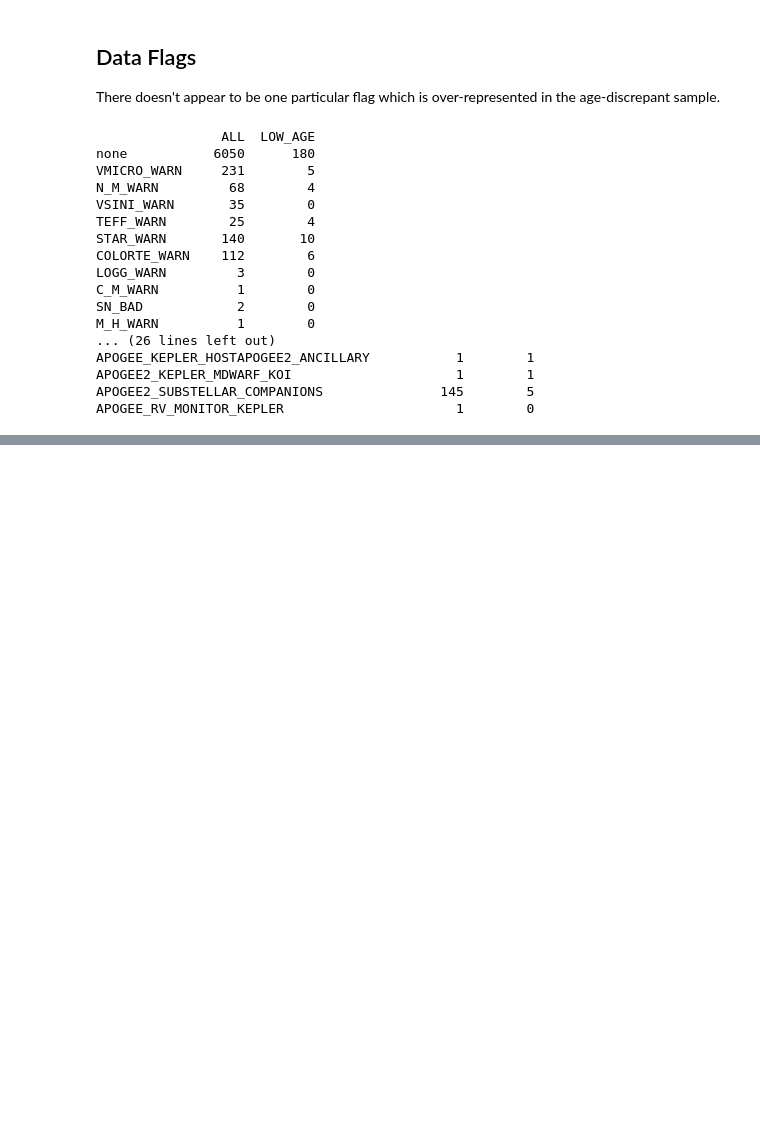
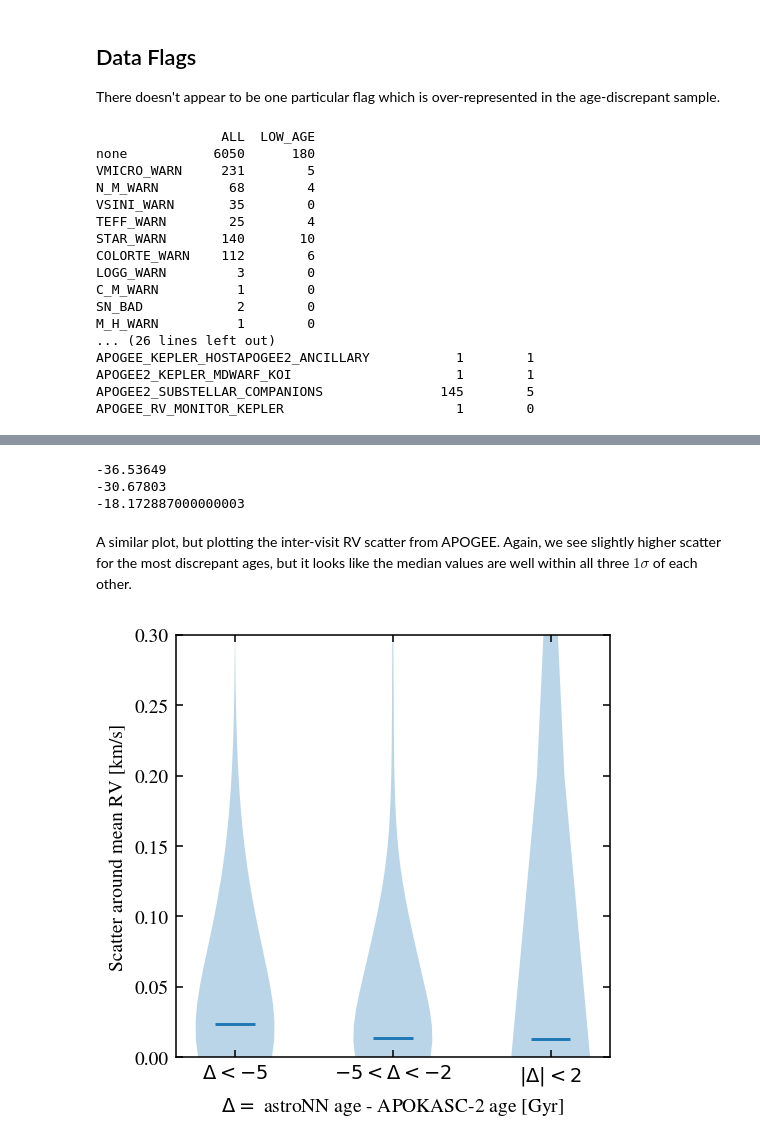
Before and after one commit to lodubay/first-year-project, a Jupyter notebook: compare_ages.ipynb, the cells around one changed output, grey strips where cells are left out. Drawn from its saved outputs; the diff is of its cells as text; code cells hidden in the pictures; blank space fills up the shorter version.

```diff
--- a/compare_ages.ipynb
+++ b/compare_ages.ipynb
@@ -297,0 +286,27 @@ plt.show()
+# %%
+print(np.median(low_age['VHELIO_AVG']))
+print(np.median(good_age['VHELIO_AVG']))
+print(np.median(best_age['VHELIO_AVG']))
+# %% [output]
+-36.53649
+-30.67803
+-18.172887000000003
+# %% [markdown]
+A similar plot, but plotting the inter-visit RV scatter from APOGEE. Again, we see slightly higher scatter for the most discrepant ages, but it looks like the median values are well within all three $1\sigma$ of each other.
+# %%
+best_age = ages[np.abs(ages['AGE_DIFF']) < 2]
+good_age = ages[(ages['AGE_DIFF'] > -5) & (ages['AGE_DIFF'] < -2)]
+
+fig, ax = plt.subplots()
+ax.violinplot([low_age['VSCATTER'], good_age['VSCATTER'], best_age['VSCATTER']],
+              showmedians=True, showextrema=False)
+
+ax.set_xticks([1, 2, 3])
+ax.set_xticklabels([r'$\Delta<-5$', r'$-5 < \Delta < -2$', r'$|\Delta|<2$'])
+ax.set_xlabel(r'$\Delta =$ astroNN age - APOKASC-2 age [Gyr]')
+ax.set_ylabel('Scatter around mean RV [km/s]')
+ax.set_ylim((0, 0.3))
+
+plt.show()
+# %% [output]
+[figure, added]
```
Also changed, not shown: parts of 15 cells of this notebook.
